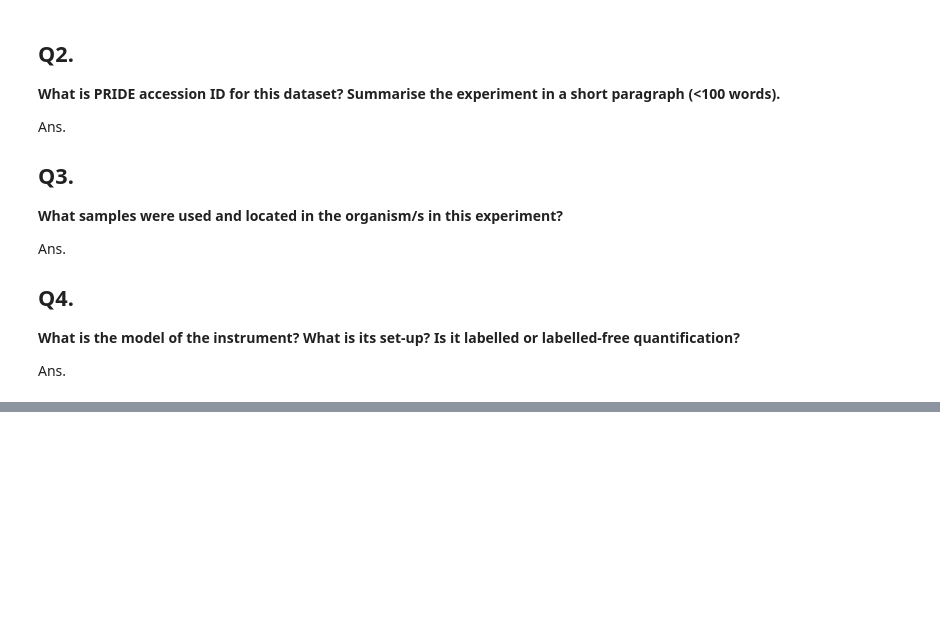
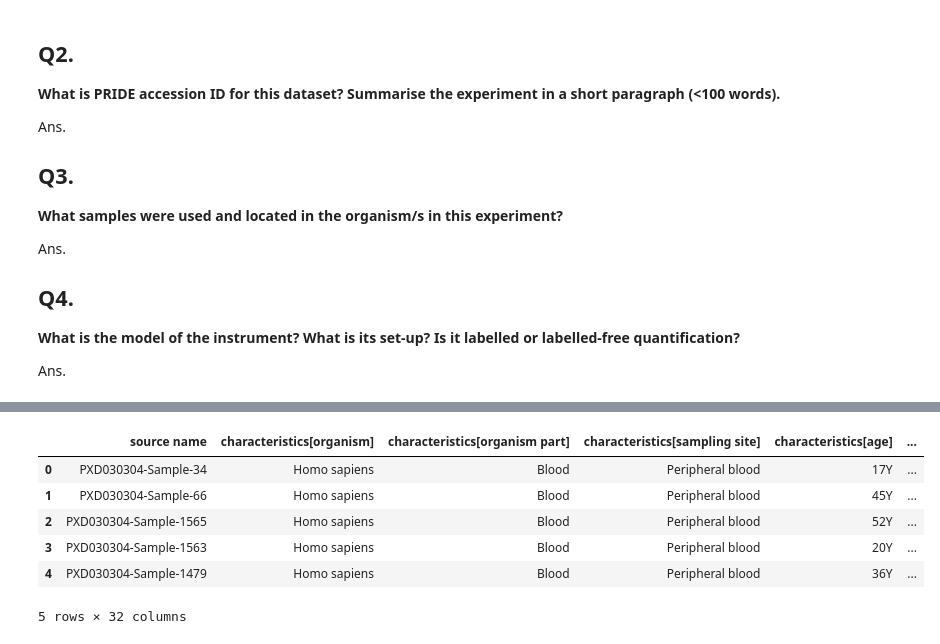
Before and after one commit to thanadol-git/BC_25, a Jupyter notebook: quantms.ipynb, the cells around one changed output, grey strips where cells are left out. Cells and saved outputs as stored; diff of their text form; code cells hidden in the pictures; blank space fills up the shorter version.

```diff
--- a/quantms.ipynb
+++ b/quantms.ipynb
@@ -45,0 +155,10 @@ Ans.
+# %%
+sdrf.head()
+# %% [output]
+|  | source name | characteristics[organism] | characteristics[organism part] | characteristics[sampling site] | characteristics[age] | ... |
+| 0 | PXD030304-Sample-34 | Homo sapiens | Blood | Peripheral blood | 17Y | ... |
+| 1 | PXD030304-Sample-66 | Homo sapiens | Blood | Peripheral blood | 45Y | ... |
+| 2 | PXD030304-Sample-1565 | Homo sapiens | Blood | Peripheral blood | 52Y | ... |
+| 3 | PXD030304-Sample-1563 | Homo sapiens | Blood | Peripheral blood | 20Y | ... |
+| 4 | PXD030304-Sample-1479 | Homo sapiens | Blood | Peripheral blood | 36Y | ... |
+5 rows × 32 columns
```
Also changed, not shown: parts of 10 cells of this notebook.
